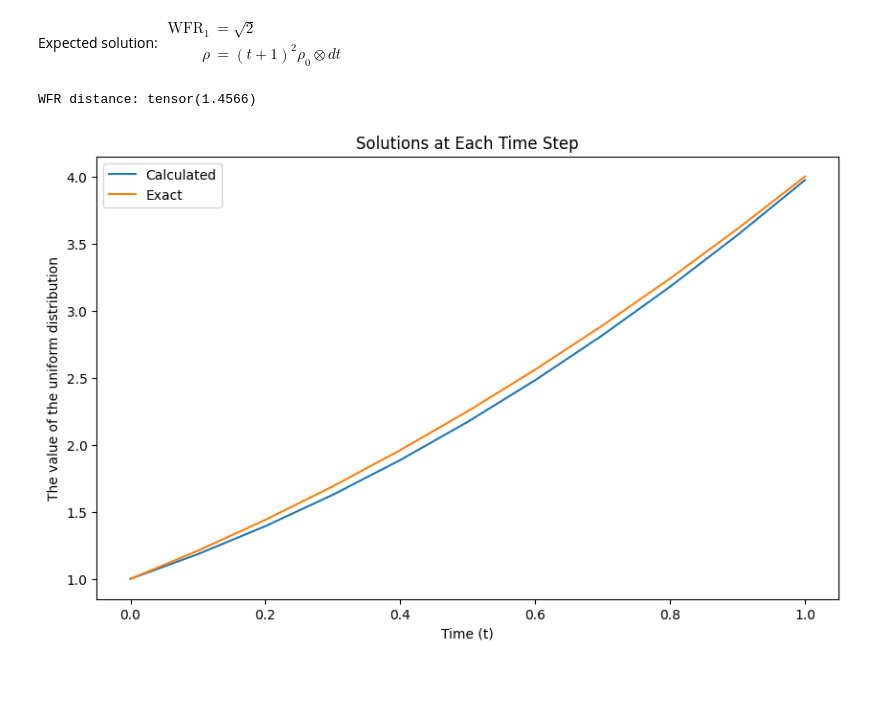
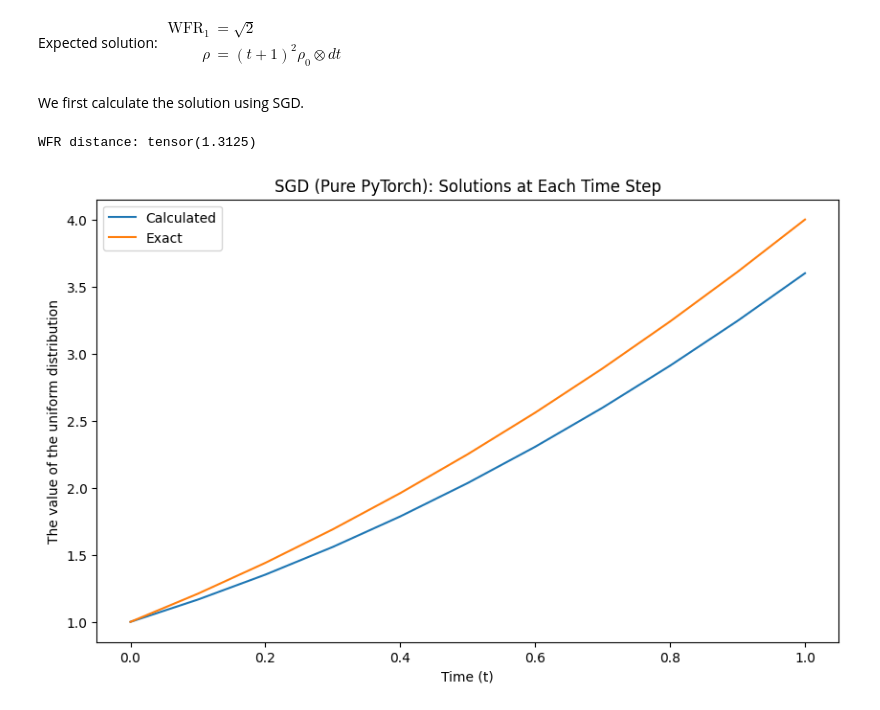
Before and after one commit to mao1756/pdot, a Jupyter notebook: exploratory/wfr_unconstrained_test.ipynb, the cells around one changed output. Cells and saved outputs as stored; diff of their text form; code cells hidden in the pictures; blank space fills up the shorter version.

```diff
--- a/exploratory/wfr_unconstrained_test.ipynb
+++ b/exploratory/wfr_unconstrained_test.ipynb
@@ -15,33 +15,35 @@ import matplotlib.pyplot as plt
 # %% [markdown]
 Expected solution:
 $\begin{align} \textrm{WFR}_1 &= \sqrt{2} \tag*{} \\ \rho &= (t+1)^2 \rho_0 \otimes dt \tag*{} \end{align}$
+# %% [markdown]
+We first calculate the solution using SGD.
 # %%
 T = 10
 N = 10
 p1 = torch.ones(N)
 p2 = 4*p1
 
-wfr, p, v, z = dynamic_wfr_relaxed_grid(p1, p2, delta=1, rel=75, T=T, lr=1e-3)
+wfr, p, v, z = dynamic_wfr_relaxed_grid(p1, p2, delta=1, rel=70, T=T, lr=1e-3)
 
 print('WFR distance:', wfr)
 
 # Convert the tensor to a NumPy array
 data = p.numpy()
 
 # Create the spatial grid
 t = np.linspace(0, 1, T+1)  # Spatial points
 
 # Plotting
 plt.figure(figsize=(10, 6))
 
 plt.plot(t, p[:, 0], label = 'Calculated')
 plt.plot(t, (t+1)**2, label = 'Exact')
 
 plt.xlabel('Time (t)')
 plt.ylabel('The value of the uniform distribution')
-plt.title('Solutions at Each Time Step')
+plt.title('SGD (Pure PyTorch): Solutions at Each Time Step')
 plt.legend()
 plt.show()
 # %% [output]
-WFR distance: tensor(1.4566)
+WFR distance: tensor(1.3125)
-[figure, old version]
+[figure, new version]
```
Also changed, not shown: parts of 15 cells of this notebook, 2 other files.
